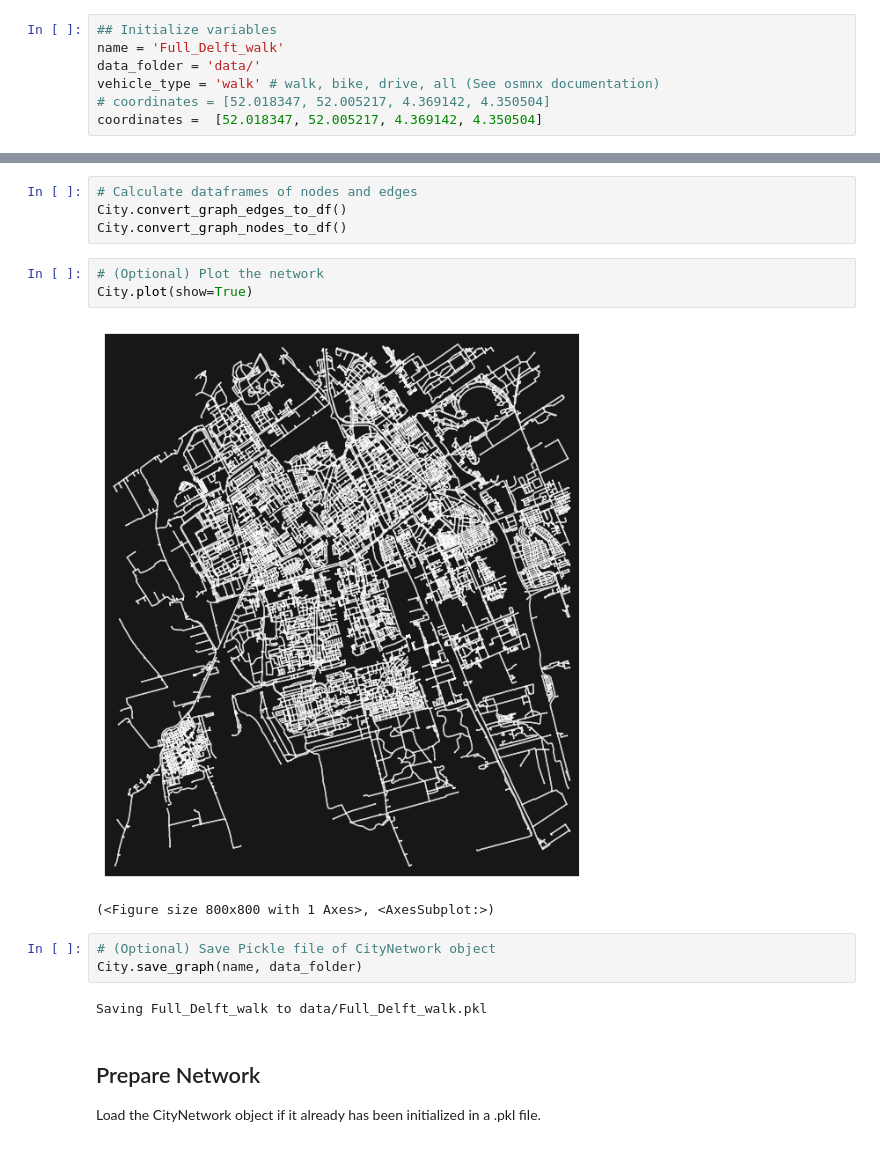
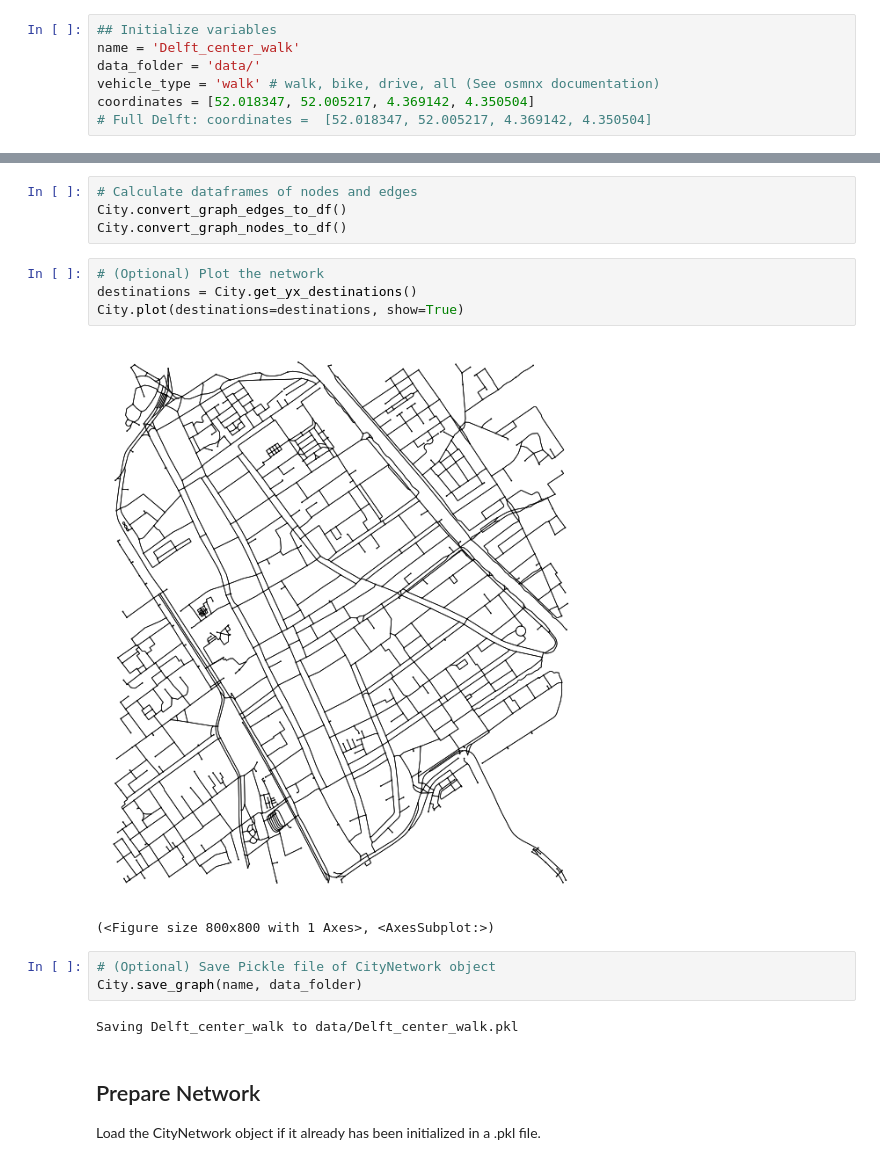
Before and after one commit to lm2-me/CORE, a Jupyter notebook: run.ipynb, the cells around one changed output, grey strips where cells are left out. Cells and saved outputs as stored; diff of their text form.

```diff
--- a/run.ipynb
+++ b/run.ipynb
@@ -7,11 +7,11 @@ import unpack
 import random
 # %%
 ## Initialize variables
-name = 'Full_Delft_walk'
+name = 'Delft_center_walk'
 data_folder = 'data/'
 vehicle_type = 'walk' # walk, bike, drive, all (See osmnx documentation)
-# coordinates = [52.018347, 52.005217, 4.369142, 4.350504]
-coordinates =  [52.018347, 52.005217, 4.369142, 4.350504]
+coordinates = [52.018347, 52.005217, 4.369142, 4.350504]
+# Full Delft: coordinates =  [52.018347, 52.005217, 4.369142, 4.350504]
 # %% [markdown]
 ## GENERATE NETWORK
 Generate a new network using the functions in the CityNetwork class. If a network already has been generated and stored in the data folder,
@@ -62,15 +62,16 @@ City.convert_graph_edges_to_df()
 City.convert_graph_nodes_to_df()
 # %%
 # (Optional) Plot the network
-City.plot(show=True)
+destinations = City.get_yx_destinations()
+City.plot(destinations=destinations, show=True)
 # %% [output]
-[figure, old version]
+[figure, new version]
 (<Figure size 800x800 with 1 Axes>, <AxesSubplot:>)
 # %%
 # (Optional) Save Pickle file of CityNetwork object
 City.save_graph(name, data_folder)
 # %% [output]
-Saving Full_Delft_walk to data/Full_Delft_walk.pkl
+Saving Delft_center_walk to data/Delft_center_walk.pkl
 # %% [markdown]
 ## Prepare Network
 Load the CityNetwork object if it already has been initialized in a .pkl file.
```
Also changed, not shown: parts of 7 cells of this notebook.
